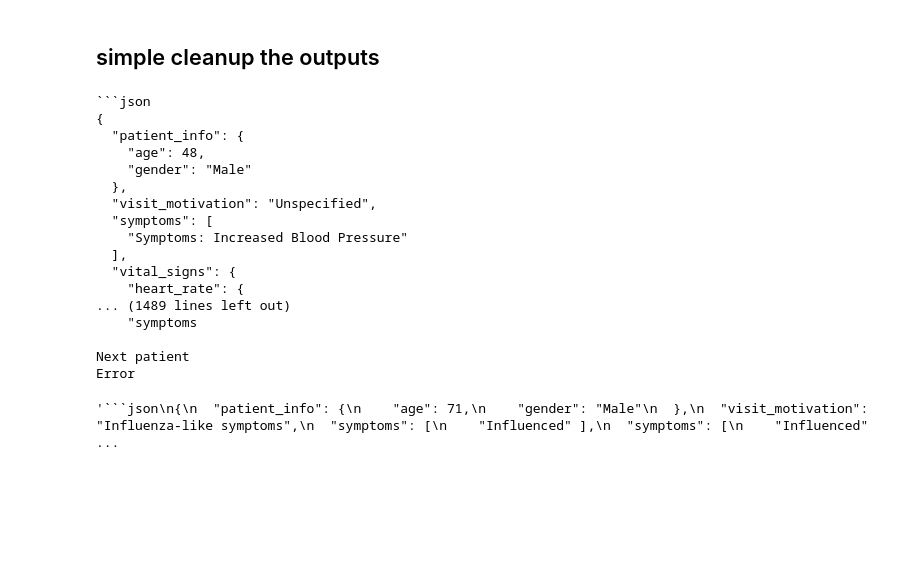
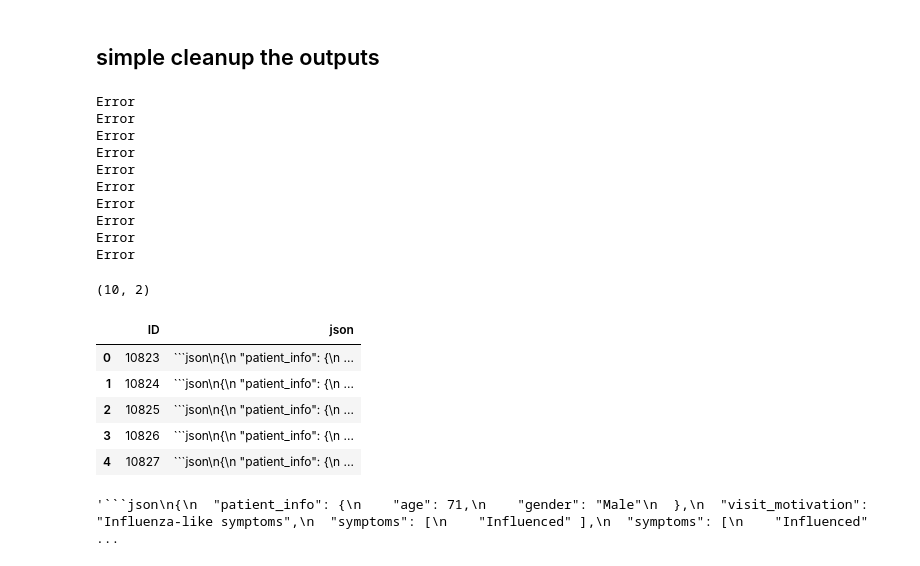
Before and after one commit to WenjunJiang/ZeroShotDataExtraction, a Jupyter notebook: starter-zero-shot-data-extraction.ipynb, the cells around one changed output. Drawn from its saved outputs; the diff is of its cells as text; code cells hidden in the pictures; blank space fills up the shorter version.

````diff
--- a/starter-zero-shot-data-extraction.ipynb
+++ b/starter-zero-shot-data-extraction.ipynb
@@ -126,9 +126,9 @@ train_df.iloc[:1].json[0]
 # Try a small subset
 trial_df = test_df.iloc[:10].copy()
 # %%
-#Build prompts
+#Build prompts (assemble the system_prompt, prompt template, raw medical notes for every patient)
 all_prompts = []
-for index,row in trial_df.iterrows():
+for index,row in train_df.iterrows():
 
     medical_notes = row.Note
     filled_prompt = f"{prompt_template}".replace("{medical_notes}", medical_notes)
@@ -183,3 +183,8 @@ Wall time: 26.4 s
+# %%
+# Batched (many at once)
+assert isinstance(all_prompts, list) and isinstance(all_prompts[0], list)
+outputs = llm.chat(messages=all_prompts, sampling_params=sampling_params)
+assert len(outputs) == len(all_prompts)  # one result per conversation
 # %%
 print_outputs(outputs)
 # %% [output]
@@ -225,8 +229,7 @@ json_list = []
 
 for output in outputs:
     res = output.outputs[0].text
-    print(res)
-    print("\nNext patient")
+
 
     try:
         json_list.append(json.loads(clean_preds(res)))
@@ -238,23 +241,29 @@ trial_df['json'] = json_list
 sub_df = trial_df[['ID','json']]
 # test_trial_df.to_csv("test_with_json2_final.csv", index=False)
 # %% [output]
-```json
-{
-  "patient_info": {
-    "age": 48,
-    "gender": "Male"
-  },
-  "visit_motivation": "Unspecified",
-  "symptoms": [
-    "Symptoms: Increased Blood Pressure"
-  ],
-  "vital_signs": {
-    "heart_rate": {
-... (1489 lines left out)
-    "symptoms
-
-Next patient
 Error
+Error
+Error
+Error
+Error
+Error
+Error
+Error
+Error
+Error
+# %%
+sub_df.shape
+# %% [output]
+(10, 2)
+# %%
+sub_df.head()
+# %% [output]
+|  | ID | json |
+| 0 | 10823 | ```json\n{\n "patient_info": {\n ... |
+| 1 | 10824 | ```json\n{\n "patient_info": {\n ... |
+| 2 | 10825 | ```json\n{\n "patient_info": {\n ... |
+| 3 | 10826 | ```json\n{\n "patient_info": {\n ... |
+| 4 | 10827 | ```json\n{\n "patient_info": {\n ... |
 # %%
 # take a look at a prediction
 sub_df.iloc[2]['json']
````
Also changed, not shown: parts of 7 cells of this notebook, 2 other files.
